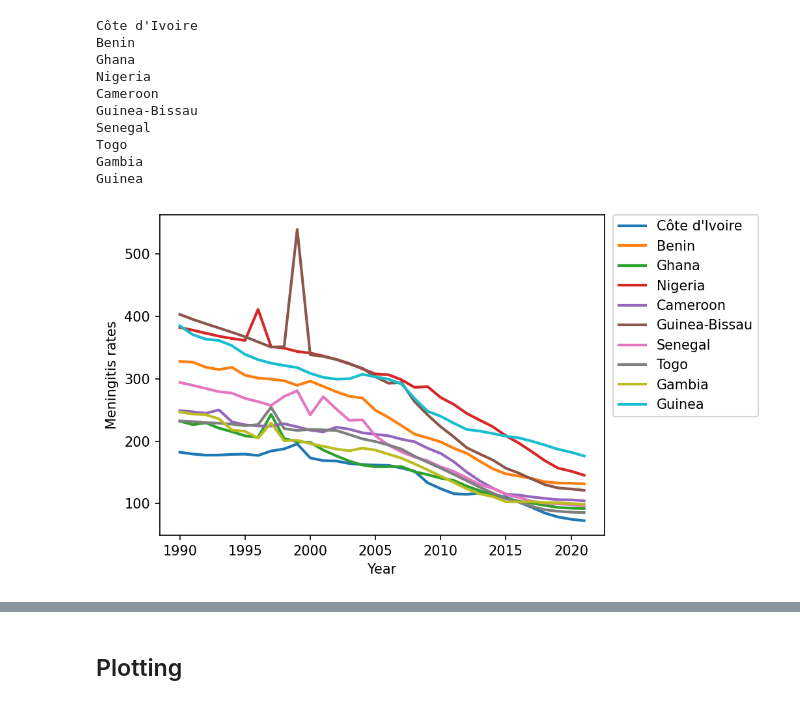
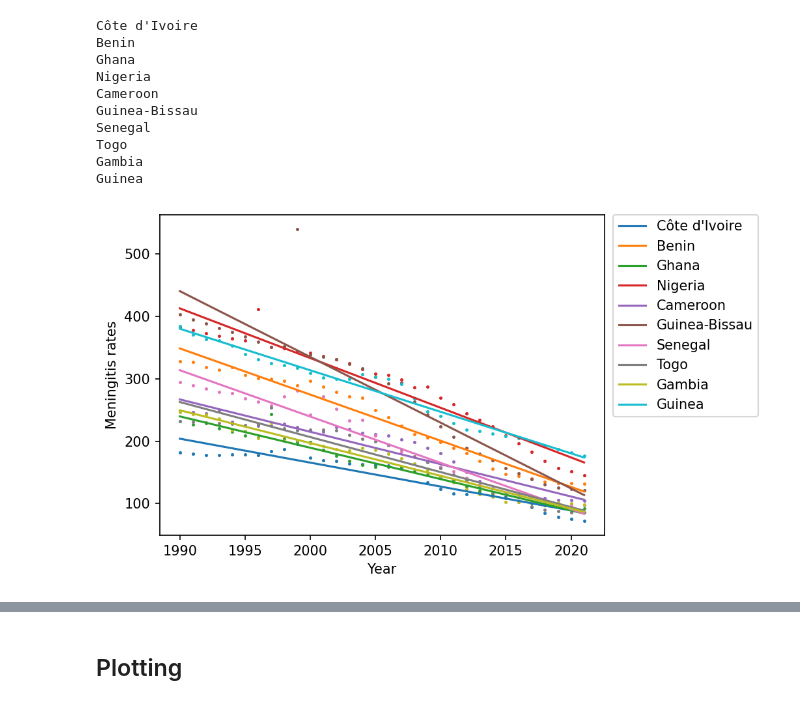
Before and after one commit to blackteacatsu/fall_2024_climate_infectionous, a Jupyter notebook: project/CLIMATE_DISEASE_CORR.ipynb, the cells around one changed output, grey strips where cells are left out. Saved outputs shown, nothing was run; the diff lists cells and outputs as text; code cells hidden in the pictures.

```diff
--- a/project/CLIMATE_DISEASE_CORR.ipynb
+++ b/project/CLIMATE_DISEASE_CORR.ipynb
@@ -54,32 +54,45 @@ df_men_rate = df[df['metric_name'] == 'Rate']
 # %%
 # First, the temperature plot
 plt.figure(figsize=(7, 4), dpi=150)
 
 cmap = plt.get_cmap('tab10')
 
 for country_index, country in enumerate(df['location_name'].unique()):
     #print(country_index)
     #print(country)
     #os.mkdir(f'./data/disease/by country/{country}')
     #df_men_rate[df_men_rate['location_name']== country].to_csv(f'./data/disease/by country/{country}/{country}_meningitis_rate.csv')
     meningitis_incident = pd.read_csv(f'./data/disease/by country/{country}/{country}_meningitis_rate.csv')
     meningitis_incident.set_index('year')
-    plt.plot(meningitis_incident['year'], meningitis_incident['val'], label=f'{country}', color=cmap(country_index), linestyle='-', linewidth=2)
+    time = meningitis_incident['year']
+
+    x = np.arange(time.size) # = array([])
+    fit = np.polyfit(x, meningitis_incident['val'], 1)
+    fit_fn = np.poly1d(fit)
+
+    residual = meningitis_incident['val'] - fit_fn(x) # get residual from line of fit
+    pd.DataFrame(residual).reset_index().set_index(meningitis_incident['year']).to_csv(f'./data/disease/by country/{country}/{country}_meningitis_residual.csv')
+
+    plt.plot(meningitis_incident['year'], fit_fn(x), label=f'{country}', color=cmap(country_index))
+    plt.scatter(meningitis_incident['year'], meningitis_incident['val'], color=cmap(country_index), s=2)
+
+    #plt.scatter(meningitis_incident['year'], residual, label=f'{country}', color=cmap(country_index), s=4)
+
     #plt.fill_between(meningitis_incident['year'], meningitis_incident['lower'], meningitis_incident['upper'], color=cmap(country_index), linewidth=0, alpha=0.2)
 
 
 # Add title and labels
 plt.xlabel('Year')
 plt.ylabel('Meningitis rates')
 
 # Show legend
 plt.legend(bbox_to_anchor=(1.02, 1),
           loc='upper left',
           borderaxespad=0.)
 
 # Adjust layout to avoid label cutoff
 plt.tight_layout()
 
 plt.show()
 # %% [output]
-[figure, old version]
+[figure, new version]
```
Also changed, not shown: parts of 14 cells of this notebook, 1 other file.
